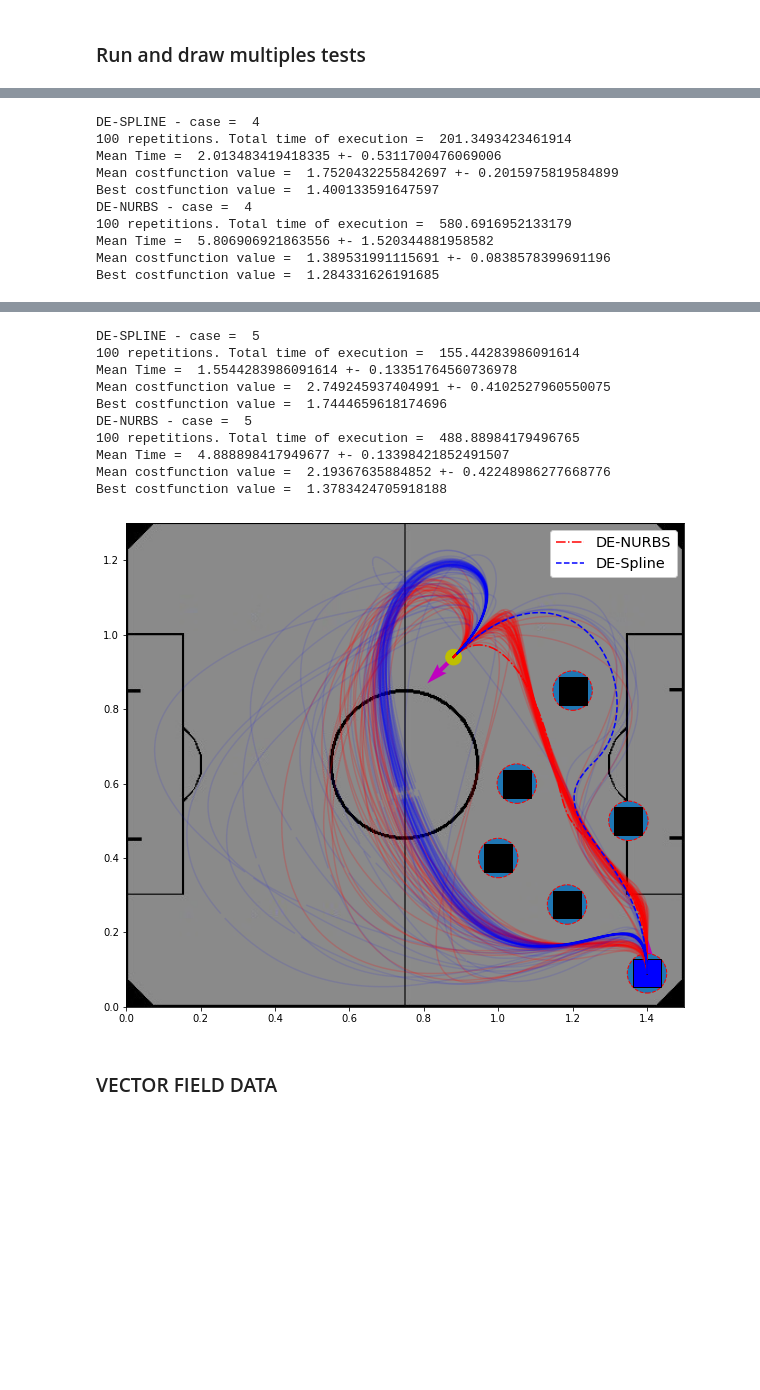
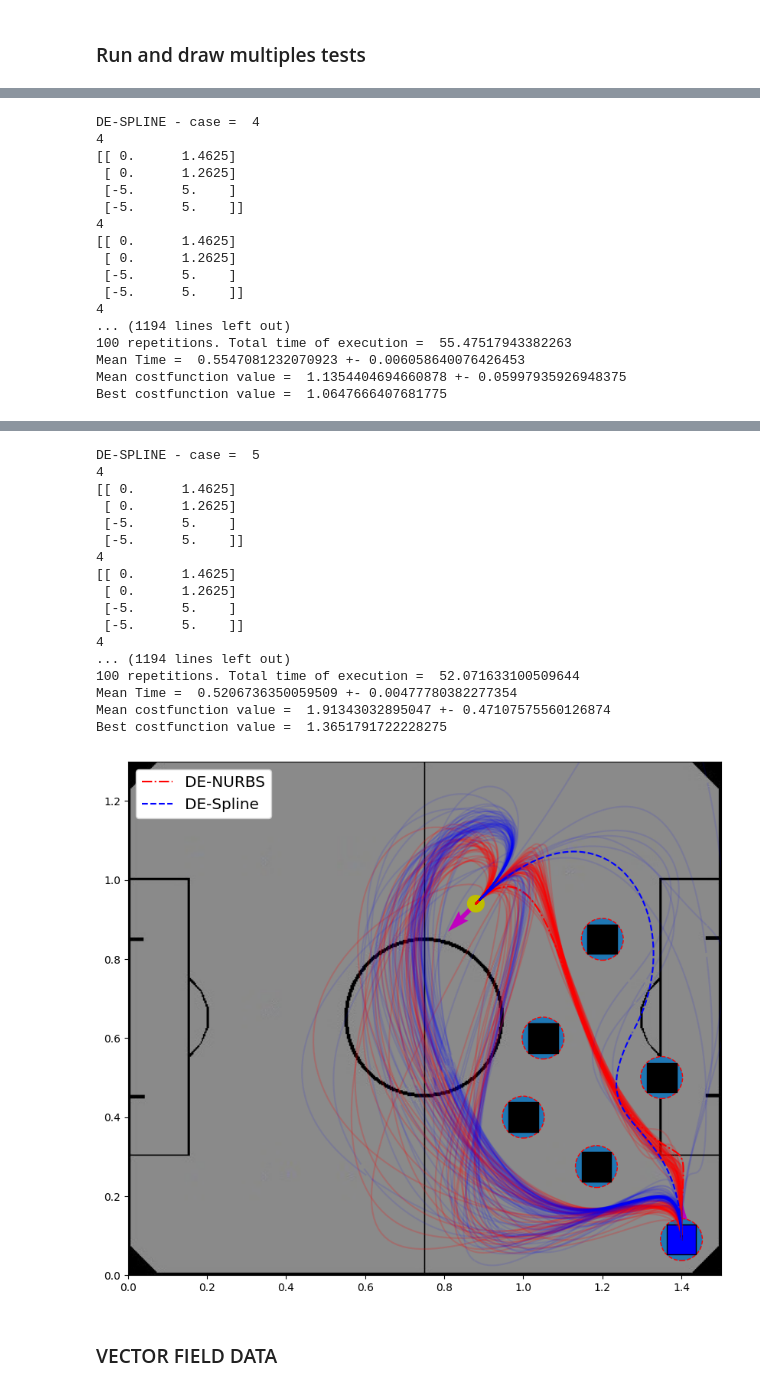
Before and after one commit to eliasjof/DEPathPlanner2D, a Jupyter notebook: examples.ipynb, the cells around one changed output, grey strips where cells are left out. Saved outputs shown, nothing was run; the diff lists cells and outputs as text; code cells hidden in the pictures; blank space fills up the shorter version.

```diff
--- a/examples.ipynb
+++ b/examples.ipynb
@@ -26,7 +24,7 @@ def getData(cases=[1]):
 
     width = 7.5/100# maximum robot's width
     r = (width/2)*np.sqrt(2)
-    dt = r # discretization space to curves
+    dt = 4*r # discretization space to curves
 
     problem_params=[]
     ball_r = 0.042
@@ -254,13 +265,13 @@ all_log_path_nurbs=[]
 a = time.time()
 algorithm_params_spline = {
     "boundaries" : np.array([[.0, 1.5- 0.075/2],[.0, 1.3- 0.075/2],[-5.0, 5.0],[-5.0, 5.0]]),
-    "population_size" :  200,
+    "population_size" :  100,
     "memory_size" : 3,
-    "max_iterations" : 2000,
-    "alpha_costfunction" : 0.0125,
+    "max_iterations" : 1000,
+    "alpha_costfunction" : 0.005125,
     "external_costfunction": None
 }
-planner = planners.getPlanner(type="DE-SPLINE")
+planner = de2Dplanners.getPlanner(type="DE-SPLINE")
 planner.set_algorithm(algorithm_params_spline)
 print("Time to load = ", time.time() - a)
 
@@ -268,14 +279,14 @@ print("Time to load = ", time.time() - a)
 a = time.time()
 
 algorithm_params_nurbs = {
-    "boundaries" : np.array([[-5.,5.],[-5.,5.],[-5.,5.],[-5.,5.],[0.1,5.],[0.1,5.]]) ,
-    "population_size" : 200,
+    "boundaries" : np.array([[-3.,3.],[-3.,3.],[-3.,3.],[-3.,3.],[0.1,3.],[0.1,3.]]) ,
+    "population_size" : 100,
     "memory_size" : 3,
-    "max_iterations" : 2000,
-    "alpha_costfunction" : 0.0125,
+    "max_iterations" : 1000,
+    "alpha_costfunction" : 0.005125,
     "external_costfunction": None
 }
-planner2 = planners.getPlanner(type="DE-NURBS" )
+planner2 = de2Dplanners.getPlanner(type="DE-NURBS" )
 planner2.set_algorithm(algorithm_params_nurbs)
 print("Time to load = ", time.time() - a)
 
@@ -348,10 +378,17 @@ Best costfunction value =  2.0929154442268074
 DE-SPLINE - case =  4
-100 repetitions. Total time of execution =  201.3493423461914
-Mean Time =  2.013483419418335 +- 0.5311700476069006
-Mean costfunction value =  1.7520432255842697 +- 0.2015975819584899
-Best costfunction value =  1.400133591647597
-DE-NURBS - case =  4
-100 repetitions. Total time of execution =  580.6916952133179
-Mean Time =  5.806906921863556 +- 1.520344881958582
-Mean costfunction value =  1.389531991115691 +- 0.0838578399691196
-Best costfunction value =  1.284331626191685
+4
+[[ 0.      1.4625]
+ [ 0.      1.2625]
+ [-5.      5.    ]
+ [-5.      5.    ]]
+4
+[[ 0.      1.4625]
+ [ 0.      1.2625]
+ [-5.      5.    ]
+ [-5.      5.    ]]
+4
+... (1194 lines left out)
+100 repetitions. Total time of execution =  55.47517943382263
+Mean Time =  0.5547081232070923 +- 0.006058640076426453
+Mean costfunction value =  1.1354404694660878 +- 0.05997935926948375
+Best costfunction value =  1.0647666407681775
@@ -359,14 +396,21 @@ Best costfunction value =  1.284331626191685
 DE-SPLINE - case =  5
-100 repetitions. Total time of execution =  155.44283986091614
-Mean Time =  1.5544283986091614 +- 0.13351764560736978
-Mean costfunction value =  2.749245937404991 +- 0.4102527960550075
-Best costfunction value =  1.7444659618174696
-DE-NURBS - case =  5
-100 repetitions. Total time of execution =  488.88984179496765
-Mean Time =  4.888898417949677 +- 0.13398421852491507
-Mean costfunction value =  2.19367635884852 +- 0.42248986277668776
-Best costfunction value =  1.3783424705918188
+4
+[[ 0.      1.4625]
+ [ 0.      1.2625]
+ [-5.      5.    ]
+ [-5.      5.    ]]
+4
+[[ 0.      1.4625]
+ [ 0.      1.2625]
+ [-5.      5.    ]
+ [-5.      5.    ]]
+4
+... (1194 lines left out)
+100 repetitions. Total time of execution =  52.071633100509644
+Mean Time =  0.5206736350059509 +- 0.00477780382277354
+Mean costfunction value =  1.91343032895047 +- 0.47107575560126874
+Best costfunction value =  1.3651791722228275
-[figure, old version]
+[figure, new version]
 # %% [markdown]
 ### VECTOR FIELD DATA
 # %%
```
Also changed, not shown: parts of 15 cells of this notebook, 2 other files.
